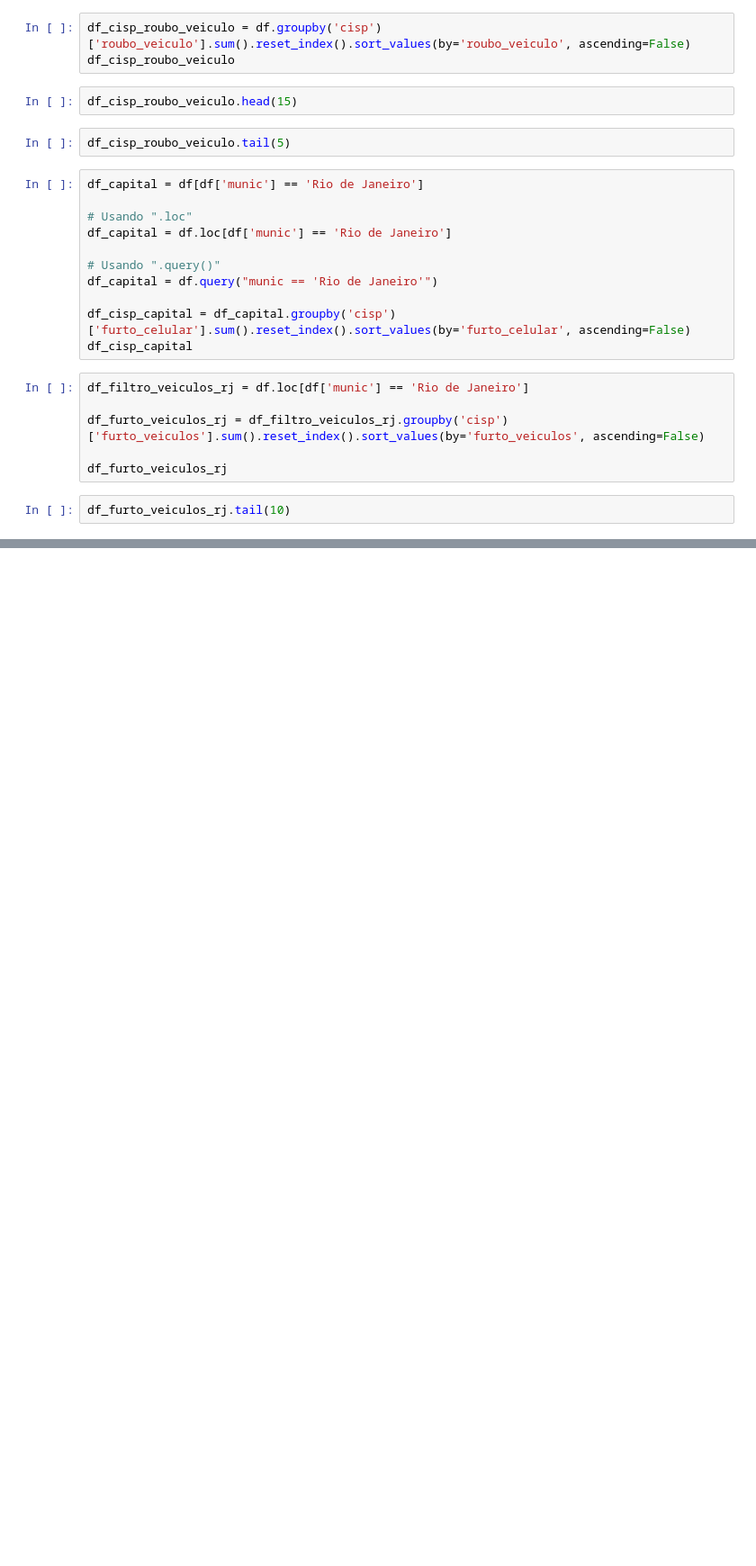
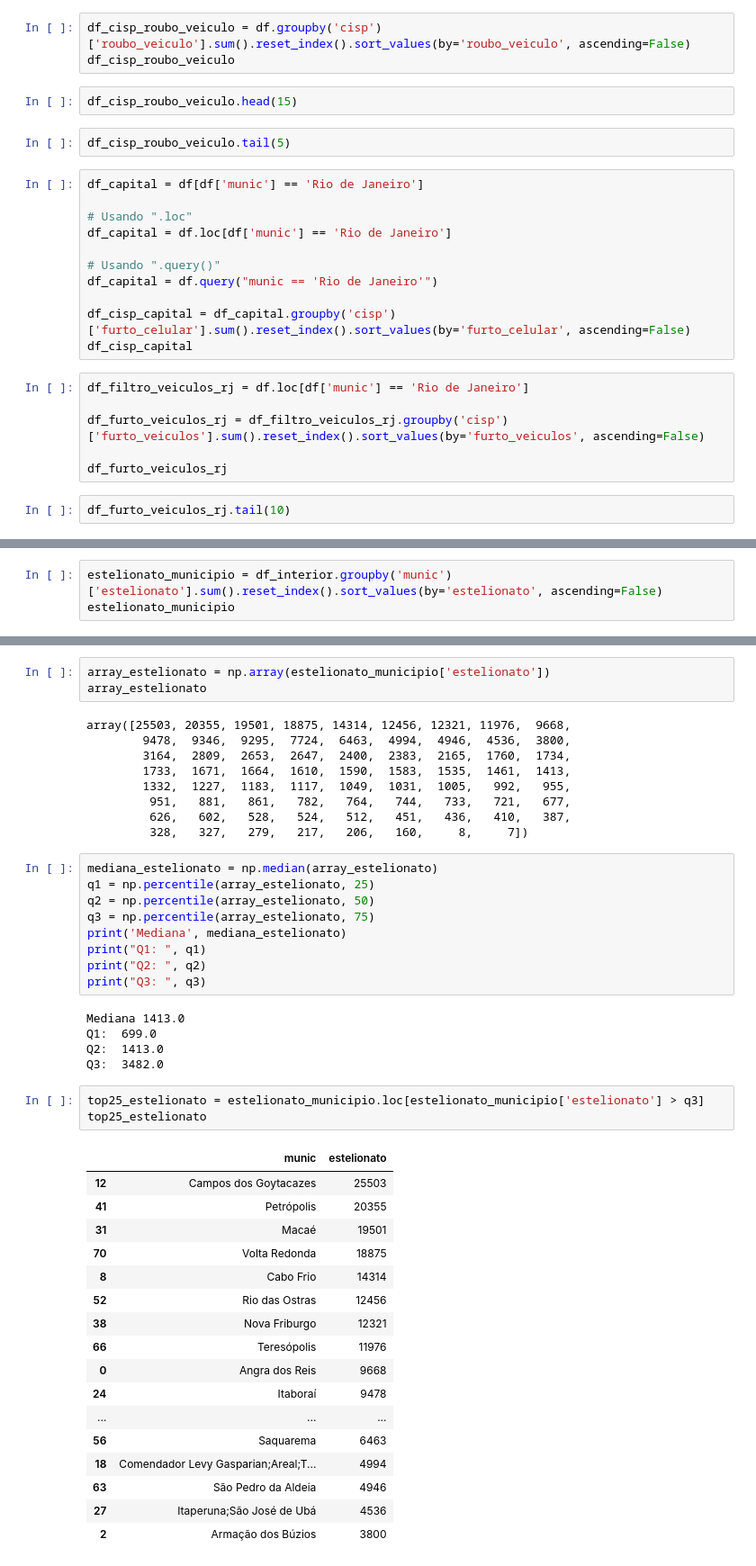
Before and after one commit to RafaelCruz660/UC2_Senac_dados, a Jupyter notebook: isp.ipynb, the cells around one changed output, grey strips where cells are left out. Shown at 90% size. Drawn from its saved outputs; the diff is of its cells as text; blank space fills up the shorter version.

```diff
--- a/isp.ipynb
+++ b/isp.ipynb
@@ -37,0 +154,3 @@ df_furto_veiculos_rj.tail(10)
+# %%
+estelionato_municipio = df_interior.groupby('munic')['estelionato'].sum().reset_index().sort_values(by='estelionato', ascending=False)
+estelionato_municipio
@@ -37,0 +171,47 @@ df_furto_veiculos_rj.tail(10)
+# %%
+array_estelionato = np.array(estelionato_municipio['estelionato'])
+array_estelionato
+# %% [output]
+array([25503, 20355, 19501, 18875, 14314, 12456, 12321, 11976,  9668,
+        9478,  9346,  9295,  7724,  6463,  4994,  4946,  4536,  3800,
+        3164,  2809,  2653,  2647,  2400,  2383,  2165,  1760,  1734,
+        1733,  1671,  1664,  1610,  1590,  1583,  1535,  1461,  1413,
+        1332,  1227,  1183,  1117,  1049,  1031,  1005,   992,   955,
+         951,   881,   861,   782,   764,   744,   733,   721,   677,
+         626,   602,   528,   524,   512,   451,   436,   410,   387,
+         328,   327,   279,   217,   206,   160,     8,     7])
+# %%
+mediana_estelionato = np.median(array_estelionato)
+q1 = np.percentile(array_estelionato, 25)
+q2 = np.percentile(array_estelionato, 50)
+q3 = np.percentile(array_estelionato, 75)
+print('Mediana', mediana_estelionato)
+print("Q1: ", q1)
+print("Q2: ", q2)
+print("Q3: ", q3)
+# %% [output]
+Mediana 1413.0
+Q1:  699.0
+Q2:  1413.0
+Q3:  3482.0
+# %%
+top25_estelionato = estelionato_municipio.loc[estelionato_municipio['estelionato'] > q3]
+top25_estelionato
+# %% [output]
+|  | munic | estelionato |
+| 12 | Campos dos Goytacazes | 25503 |
+| 41 | Petrópolis | 20355 |
+| 31 | Macaé | 19501 |
+| 70 | Volta Redonda | 18875 |
+| 8 | Cabo Frio | 14314 |
+| 52 | Rio das Ostras | 12456 |
+| 38 | Nova Friburgo | 12321 |
+| 66 | Teresópolis | 11976 |
+| 0 | Angra dos Reis | 9668 |
+| 24 | Itaboraí | 9478 |
+| ... | ... | ... |
+| 56 | Saquarema | 6463 |
+| 18 | Comendador Levy Gasparian;Areal;T... | 4994 |
+| 63 | São Pedro da Aldeia | 4946 |
+| 27 | Itaperuna;São José de Ubá | 4536 |
+| 2 | Armação dos Búzios | 3800 |
```
Also changed, not shown: parts of 23 cells of this notebook, 1 other file.
